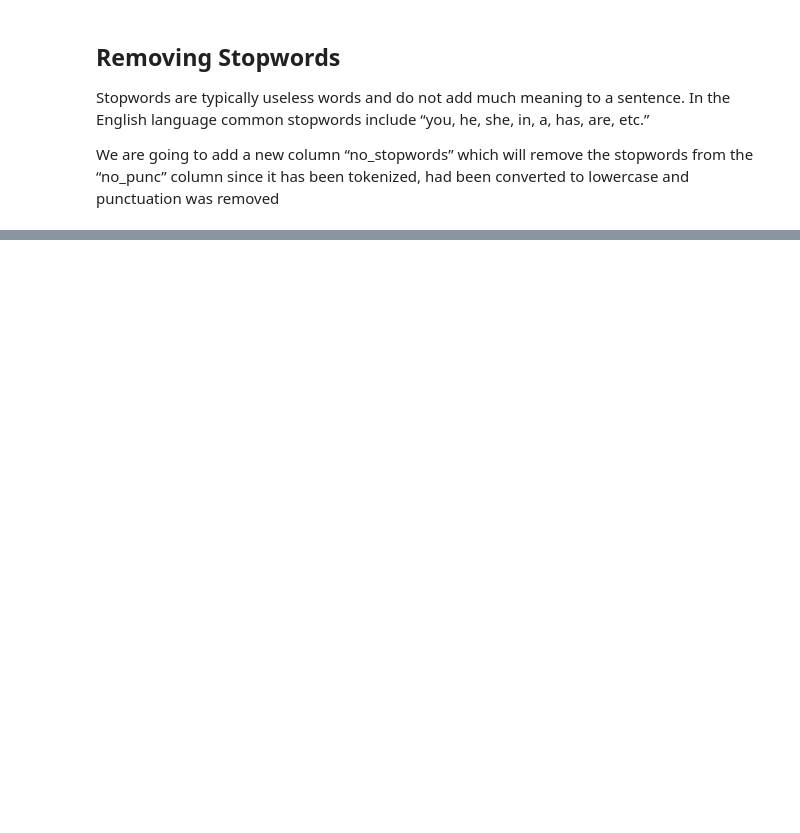
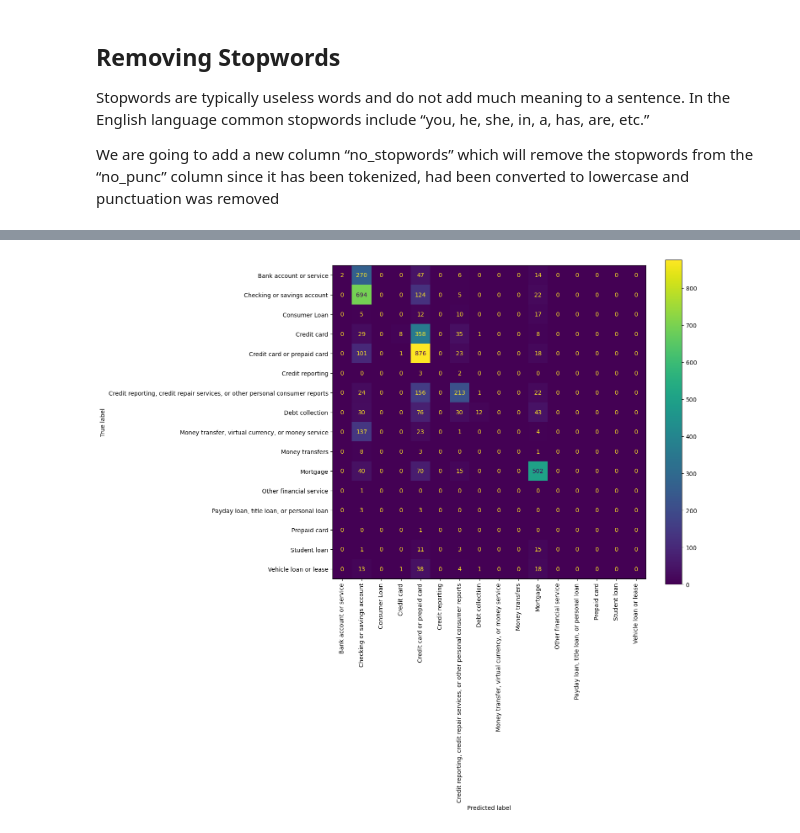
Before and after one commit to Mohd-Owais-Shaikh/IT-ticket-classification-using-LLM, a Jupyter notebook: Data_Cleaning.ipynb, the cells around one changed output, grey strips where cells are left out. Saved outputs shown, nothing was run; the diff lists cells and outputs as text; code cells hidden in the pictures; blank space fills up the shorter version.

Commit message:
Basic modeling with Logistic regression and Random forest

```diff
--- a/Data_Cleaning.ipynb
+++ b/Data_Cleaning.ipynb
@@ -229,0 +294,2 @@ rws.head()
+# %%
+final_dataset = pd.DataFrame({'Complaints': processed_body, 'Target':rws['product']})
@@ -229,0 +331,3 @@ rws.head()
+# %%
+x_train = pipeline.fit_transform(final_dataset['Complaints'], final_dataset['Target'])
+x_train.shape
@@ -229,0 +336,7 @@ rws.head()
+# %%
+from sklearn.model_selection import train_test_split
+dX_train, dX_test, dy_train, dy_test = train_test_split(x_train,
+                                                        final_dataset['Target'],
+                                                        test_size=0.2,
+                                                        random_state=42
+                                                       )
@@ -229,0 +352,16 @@ rws.head()
+# %%
+from sklearn.pipeline import Pipeline
+from sklearn.preprocessing import StandardScaler
+from sklearn.decomposition import PCA
+from sklearn.linear_model import LogisticRegression
+from sklearn.ensemble import RandomForestClassifier
+
+rf = RandomForestClassifier(max_depth=13)
+
+rf.fit(dX_train, dy_train)
+
+# Calculate the accuracy of the model on the test data
+rf_score = rf.score(dX_test, dy_test)
+
+# Print the accuracy
+print(f' Training Score: {rf_score:.2%}')
@@ -229,0 +374,19 @@ rws.head()
+# %%
+from sklearn.metrics import ConfusionMatrixDisplay, confusion_matrix
+
+y_pred = rf.predict(dX_test)
+
+# Get the unique classes from the true labels
+classes = np.unique(dy_test)
+
+# Plot the confusion matrix
+fig, ax = plt.subplots(figsize=(12, 10))
+# Create the matrix
+cm = confusion_matrix(dy_test, y_pred, labels=classes)
+cmp = ConfusionMatrixDisplay(cm, display_labels=classes)
+
+cmp.plot(ax=ax)
+plt.xticks(rotation='vertical')
+plt.show()
+# %% [output]
+[figure, added]
```
Also changed, not shown: parts of 16 cells of this notebook.
